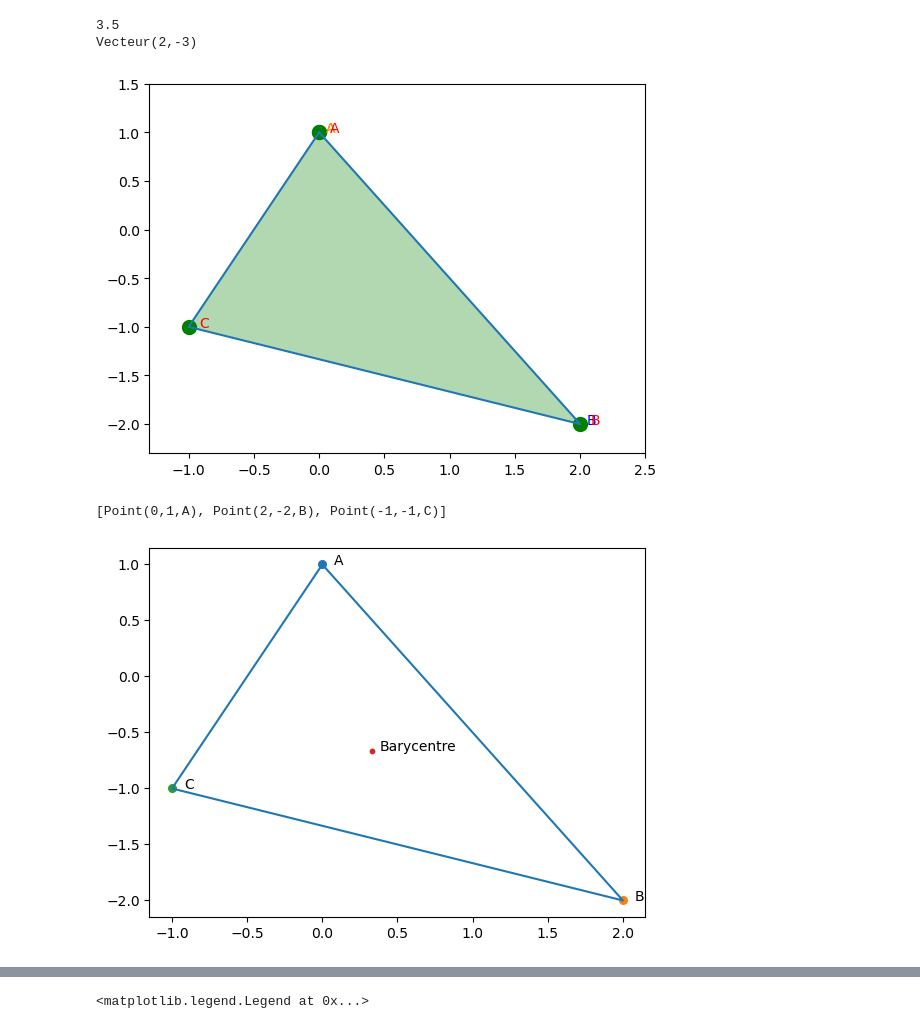
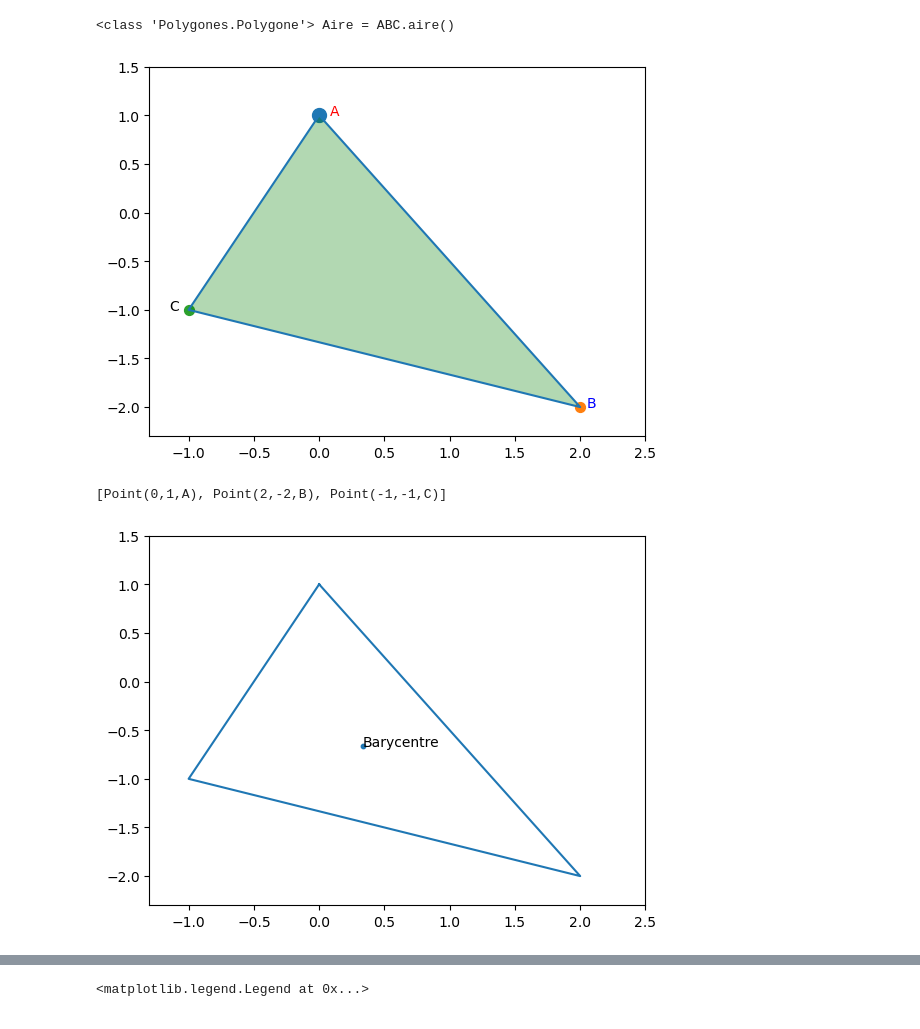
Before and after one commit to mhdeleglise/Formes2D, a Jupyter notebook: tst.ipynb, the cells around one changed output, grey strips where cells are left out. Drawn from its saved outputs; the diff is of its cells as text; code cells hidden in the pictures.

```diff
--- a/tst.ipynb
+++ b/tst.ipynb
@@ -14,31 +12,32 @@ C = Point(-1, -1,'C')
 fig,ax = plt.subplots()
 ax.set_xlim(-1.3,2.5)
 ax.set_ylim(-2.3,1.5)
-""" Polygone vert, sommets de surface 200, noms en rouge"""
+""" Polygone vert, sommets de s**urface 200, noms en rouge"""
 ABC = Polygone([A,B,C])
-A.draw(ax,namecolor = 'red', s=100)
-B.draw(ax,namecolor = 'blue',s= 50)
-A.draw(ax,namecolor = 'orange', s=10)
+A.draw(ax,namecolor = 'red', dx=0.08, s=100)
+B.draw(ax,namecolor = 'blue',dx = 0.05, s= 50)
+C.draw(ax,namecolor = 'black', dx= -0.15,s=50)
 ABC.draw(ax,s=100, color='green', namecolor='red')
-type(ABC)
-print(ABC.aire())
-print(vecteur(A,B))
+print(type(ABC), "Aire = ABC.aire()")
 # %% [output]
-3.5
-Vecteur(2,-3)
+<class 'Polygones.Polygone'> Aire = ABC.aire()
-[figure, old version]
+[figure, new version]
 # %%
 ABC.sommets
 # %% [output]
 [Point(0,1,A), Point(2,-2,B), Point(-1,-1,C)]
 # %%
 fig,ax = plt.subplots()
+ax.set_xlim(-1.3,2.5)
+ax.set_ylim(-2.3,1.5)
+ABC = Polygone([A,B,C])
 """ Polygone, couleur par défaut, surface des points 10 """
-G = ABC.isobarycentre(); G.nom="Barycentre"
+G = ABC.isobarycentre()
+G.nom="Barycentre"
+G.draw(ax)
 ABC.draw(ax,s=30)
-G.draw(ax)
 # %% [output]
-[figure, old version]
+[figure, new version]
 # %%
 AB=Segment(A, B)
 AC=Segment(A,C)
```
Also changed, not shown: parts of 5 cells of this notebook, 3 other files.
